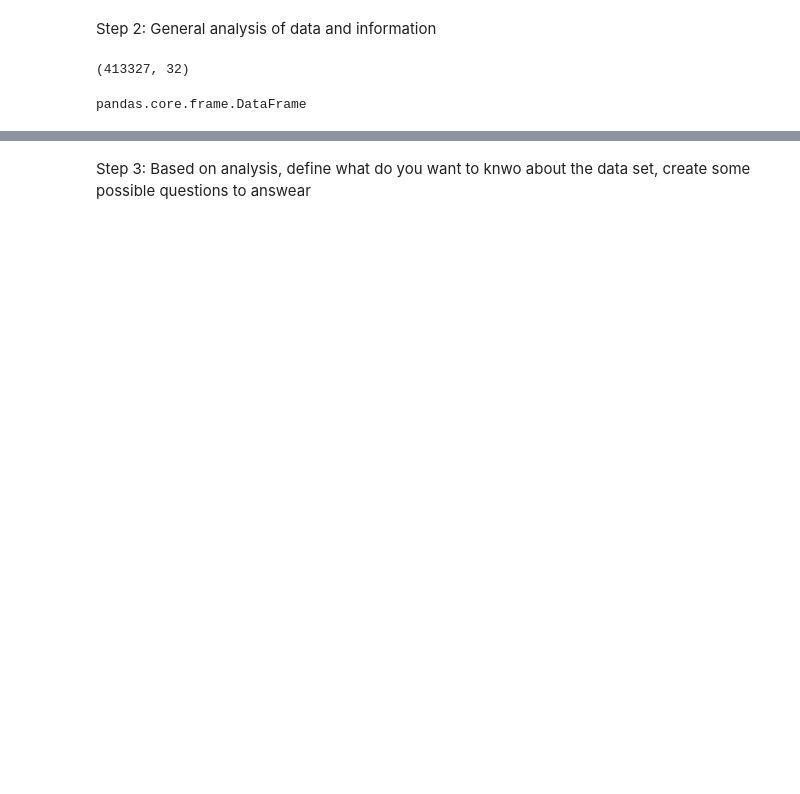
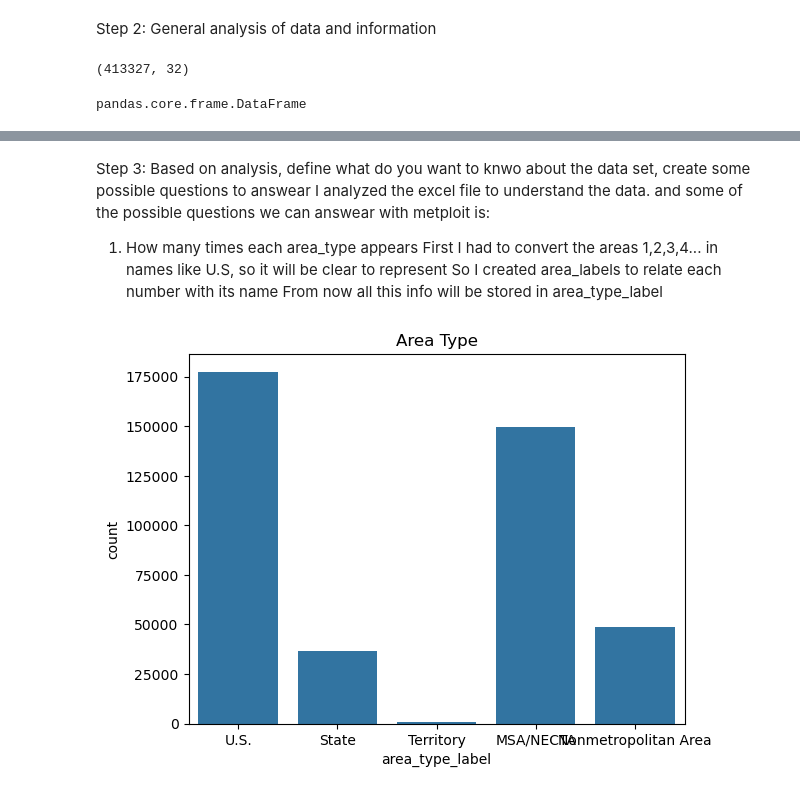
Before and after one commit to LaoLujan/CA1-DataVisulization-LauraLujan, a Jupyter notebook: CA1. Version1.ipynb, the cells around one changed output, grey strips where cells are left out. Drawn from its saved outputs; the diff is of its cells as text; code cells hidden in the pictures; blank space fills up the shorter version.

Commit message:
my first countplot
Github says The diff is loo large to be displayed by default"
Anyway I used contplot to display how many times each area appears in the dataset

```diff
--- a/CA1. Version1.ipynb
+++ b/CA1. Version1.ipynb
@@ -30,3 +66,19 @@ data.head()
 # %% [markdown]
 Step 3:
 Based on analysis, define what do you want to knwo about the data set, create some possible questions to answear
+I analyzed the excel file to understand the data.
+and some of the possible questions we can answear with metploit is:
+1) How many times each area_type appears
+       First I had to convert the areas 1,2,3,4... in names like U.S, so it will be clear to represent
+       So I created area_labels to relate each number with its name
+       From now all this info will be stored in area_type_label
+# %%
+area_labels = {1: 'U.S.', 2: 'State', 3: 'Territory', 4: 'MSA/NECTA',6 : 'Nonmetropolitan Area'}
+# %%
+df['area_type_label'] = df['AREA_TYPE'].map(area_labels)
+# %%
+sns.countplot(x='area_type_label', data = df)
+plt.title('Area Type')
+plt.show()
+# %% [output]
+[figure, added]
```
Also changed, not shown: parts of 7 cells of this notebook, 1 other file.
